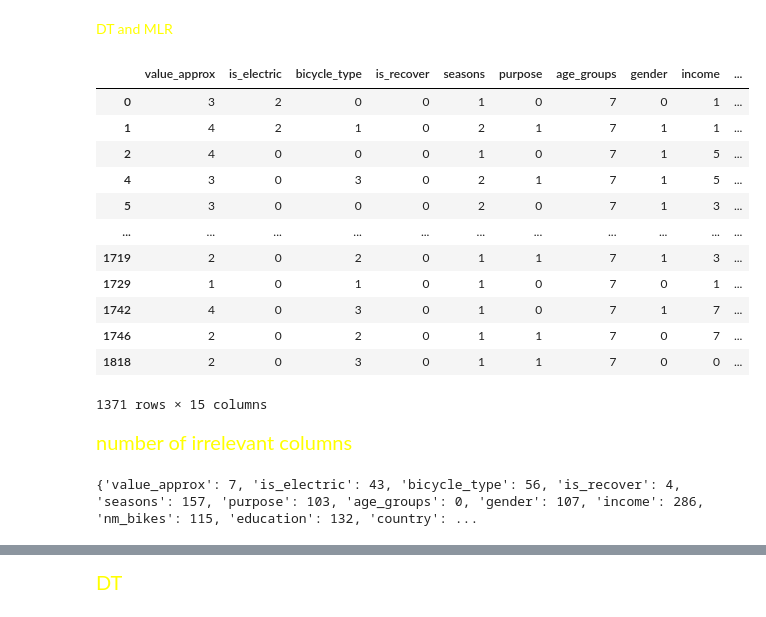
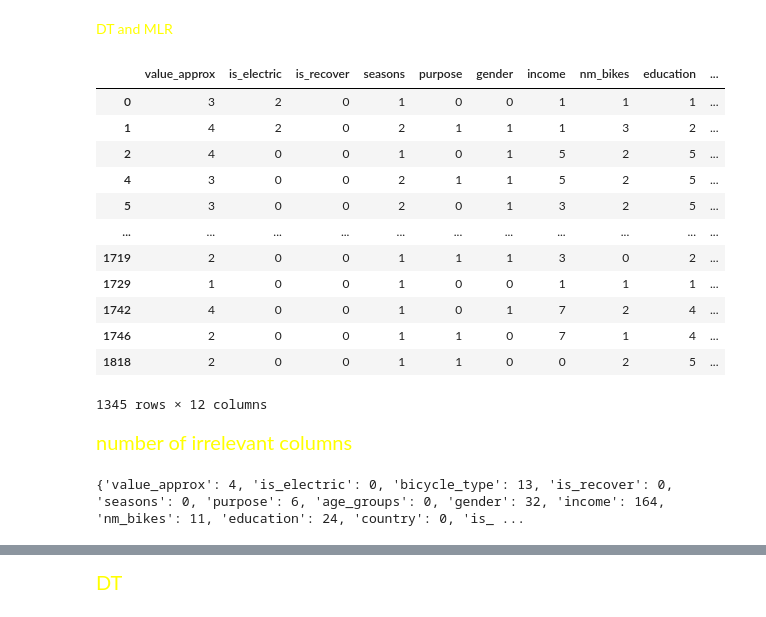
Before and after one commit to achic19/Biketheft, a Jupyter notebook: python/notebooks/paper_2_notebook/advanced_analysis.ipynb, the cells around one changed output, grey strips where cells are left out. Drawn from its saved outputs; the diff is of its cells as text; code cells hidden in the pictures.

```diff
--- a/python/notebooks/paper_2_notebook/advanced_analysis.ipynb
+++ b/python/notebooks/paper_2_notebook/advanced_analysis.ipynb
@@ -102,14 +100,20 @@ more_data[q][0]= pd.concat([df_t.iloc[0], df_t.iloc[6:2:-1], df_t.iloc[8:6:-1],
 q = 'nm_bikes'
 df_t = DataFrame(merge_q[q].unique()).dropna().sort_values(by=0, ascending=0).reset_index(drop=True)
 more_data[q][0]= pd.concat([df_t.iloc[0], df_t.iloc[3], df_t.iloc[1:3], df_t.iloc[5:], df_t.iloc[4]])[0].to_list()
-
-# for the dependent variable post_act:
-more_data['post_act'][0]= ['I stopped cycling',
-                            'Less often',
-                            'About the same / no change',
-                            'More often',
-]
 electric = merge_q['is_electric'].unique()
 more_data['is_electric'][0]= [electric[1],electric[2], electric[0]]
 # In case where only several cols are relevant
 more_data['bicycle_type'][1]= ['Hybrid/City/Dutch','Mountain','Road','Gravel/cyclocross']
+
+# for the dependent variable post_act:
+more_data['post_act'][0]= ['Less often',
+                            'About the same / no change',
+                            'More often',
+                            'I stopped cycling'
+]
+# for the dependent variable post_act:
+more_data['is_replaced'][0]= ['No',
+                              'Yes, but the replacement was something cheaper',
+                            '\u200bYes, and I replaced it with exactly what was stolen or something more expensive'
+]
+more_data['mode_alt'][0]=['active','not active','Didn’t make those trips']
@@ -200,40 +215,39 @@ sta_spearman_table
 <span style="color: yellow;font-size: 50px">DT and MLR</span>
 # %%
 # Delete the Null rows
-dt_df= merge_q.dropna().drop(columns='Unnamed: 0')
+dt_df= merge_q.dropna().drop(columns=['Unnamed: 0','bicycle_type','country','age_groups'])
 # From categories to values based on the order specified in @more_data var.
 def to_ordinal_dt(col):
     # This function gets a column and return for each value its ordinal values as it stored in @more_data (for irrelevant data return -1)
-    return dt_df[col.name].apply(lambda x:more_data[col.name][0].index(x) if x not in ['I prefer to not answer','Don’t know/not sure'] else -1 )
+    return dt_df[col.name].apply(lambda x:more_data[col.name][0].index(x) if x not in ['I prefer to not answer','Don’t know/not sure','Prefer not to say','Non-binary / third gender'] else -1 )
 data_as_ordinal_dt_0 = dt_df.apply(to_ordinal_dt)
 # Remove rows with 'I prefer to not answer' and 'Don’t know/not sure'
 data_as_ordinal_dt =data_as_ordinal_dt_0[~(data_as_ordinal_dt_0 == -1).any(axis=1)]
 
 data_as_ordinal_dt
 # %% [output]
-|  | value_approx | is_electric | bicycle_type | is_recover | seasons | purpose | age_groups | gender | income | ... |
-| 0 | 3 | 2 | 0 | 0 | 1 | 0 | 7 | 0 | 1 | ... |
-| 1 | 4 | 2 | 1 | 0 | 2 | 1 | 7 | 1 | 1 | ... |
-| 2 | 4 | 0 | 0 | 0 | 1 | 0 | 7 | 1 | 5 | ... |
-| 4 | 3 | 0 | 3 | 0 | 2 | 1 | 7 | 1 | 5 | ... |
-| 5 | 3 | 0 | 0 | 0 | 2 | 0 | 7 | 1 | 3 | ... |
+|  | value_approx | is_electric | is_recover | seasons | purpose | gender | income | nm_bikes | education | ... |
+| 0 | 3 | 2 | 0 | 1 | 0 | 0 | 1 | 1 | 1 | ... |
+| 1 | 4 | 2 | 0 | 2 | 1 | 1 | 1 | 3 | 2 | ... |
+| 2 | 4 | 0 | 0 | 1 | 0 | 1 | 5 | 2 | 5 | ... |
+| 4 | 3 | 0 | 0 | 2 | 1 | 1 | 5 | 2 | 5 | ... |
+| 5 | 3 | 0 | 0 | 2 | 0 | 1 | 3 | 2 | 5 | ... |
 | ... | ... | ... | ... | ... | ... | ... | ... | ... | ... | ... |
-| 1719 | 2 | 0 | 2 | 0 | 1 | 1 | 7 | 1 | 3 | ... |
-| 1729 | 1 | 0 | 1 | 0 | 1 | 0 | 7 | 0 | 1 | ... |
-| 1742 | 4 | 0 | 3 | 0 | 1 | 0 | 7 | 1 | 7 | ... |
-| 1746 | 2 | 0 | 2 | 0 | 1 | 1 | 7 | 0 | 7 | ... |
-| 1818 | 2 | 0 | 3 | 0 | 1 | 1 | 7 | 0 | 0 | ... |
+| 1719 | 2 | 0 | 0 | 1 | 1 | 1 | 3 | 0 | 2 | ... |
+| 1729 | 1 | 0 | 0 | 1 | 0 | 0 | 1 | 1 | 1 | ... |
+| 1742 | 4 | 0 | 0 | 1 | 0 | 1 | 7 | 2 | 4 | ... |
+| 1746 | 2 | 0 | 0 | 1 | 1 | 0 | 7 | 1 | 4 | ... |
+| 1818 | 2 | 0 | 0 | 1 | 1 | 0 | 0 | 2 | 5 | ... |
-1371 rows × 15 columns
+1345 rows × 12 columns
 # %% [markdown]
 <span style="color: yellow;font-size: 20px">number of irrelevant columns</span>
 # %%
-
-dt_df_t= merge_q.drop(columns='Unnamed: 0').fillna(-1)
+'''dt_df_t= merge_q.drop(columns='Unnamed: 0').fillna(-1)
 def to_ordinal_dt(col):
     # This function gets a column and return for each value its ordinal values as it stored in @more_data (for irrelevant data return -1)
-    return dt_df[col.name].apply(lambda x:more_data[col.name][0].index(x) if x not in ['I prefer to not answer','Don’t know/not sure',-1] else -1 )
+    return dt_df[col.name].apply(lambda x:more_data[col.name][0].index(x) if x not in ['I prefer to not answer','Don’t know/not sure','Prefer not to say',-1,'Adolescents (13-17)','Children (<13)','Non-binary / third gender'] else -1 )
 dt_df_t_1 = dt_df_t.apply(to_ordinal_dt)
 count_per_column = {col: dt_df_t_1[col].value_counts().get(-1, 0) for col in dt_df_t_1.columns}
-print(count_per_column)
+print(count_per_column)'''
 # %% [output]
-{'value_approx': 7, 'is_electric': 43, 'bicycle_type': 56, 'is_recover': 4, 'seasons': 157, 'purpose': 103, 'age_groups': 0, 'gender': 107, 'income': 286, 'nm_bikes': 115, 'education': 132, 'country': ...
+{'value_approx': 4, 'is_electric': 0, 'bicycle_type': 13, 'is_recover': 0, 'seasons': 0, 'purpose': 6, 'age_groups': 0, 'gender': 32, 'income': 164, 'nm_bikes': 11, 'education': 24, 'country': 0, 'is_ ...
```
Also changed, not shown: parts of 27 cells of this notebook.
